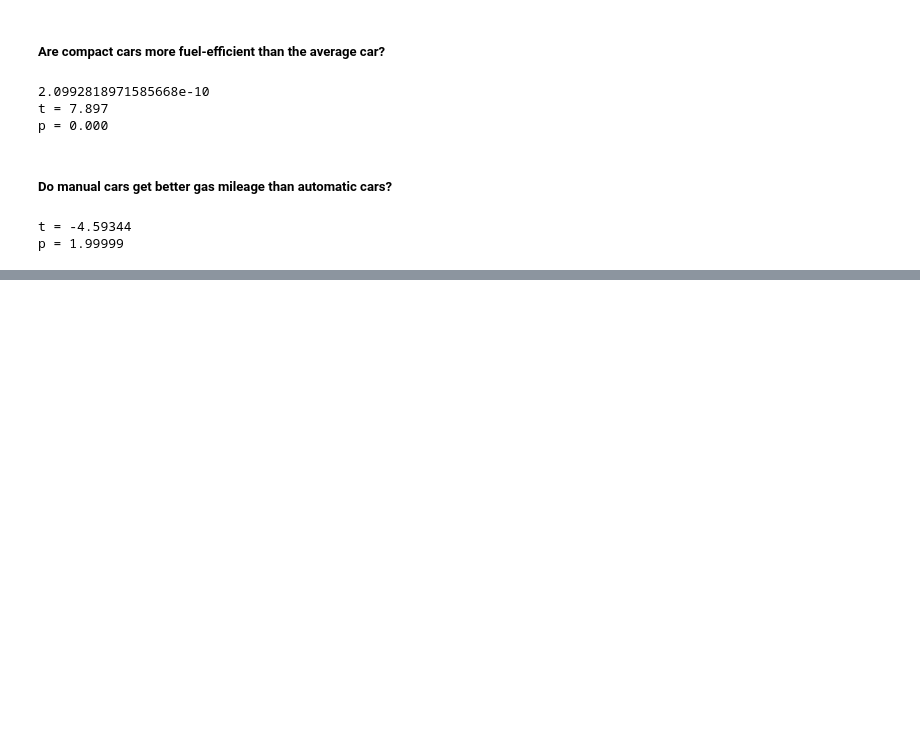
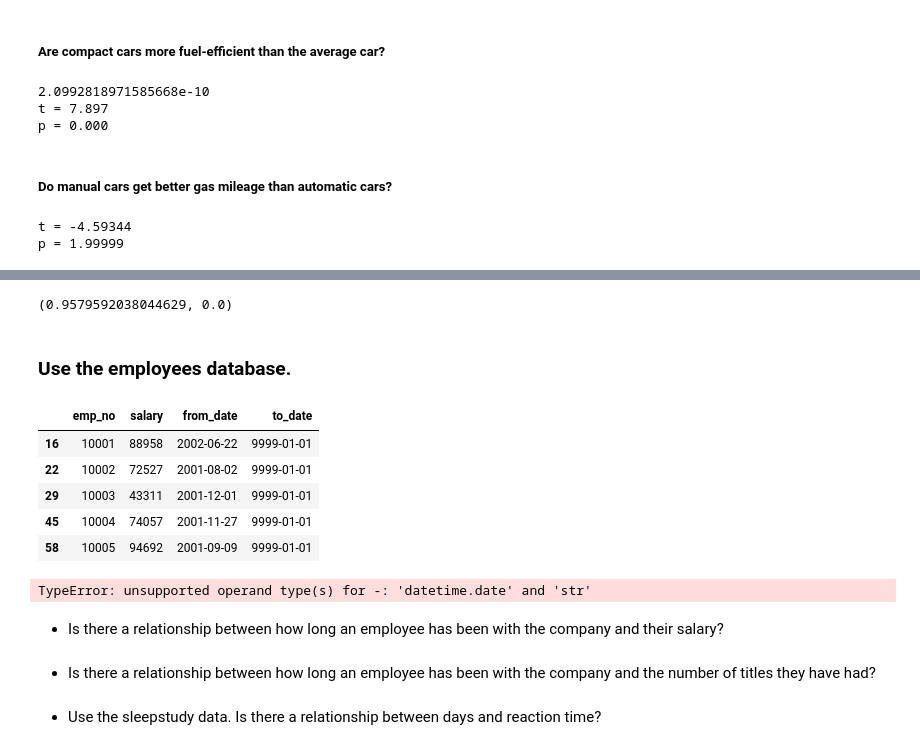
Before and after one commit to ThompsonBethany01/statistics-exercises, a Jupyter notebook: hypothesis_testing.ipynb, the cells around one changed output, grey strips where cells are left out. Saved outputs shown, nothing was run; the diff lists cells and outputs as text; code cells hidden in the pictures; blank space fills up the shorter version.

```diff
--- a/hypothesis_testing.ipynb
+++ b/hypothesis_testing.ipynb
@@ -405,0 +577,41 @@ p = 1.99999
+# %%
+#the easy way
+corr, p = stats.pearsonr(df_pi.tenure, df_pi.TotalCharges)
+corr, p
+# %% [output]
+(0.9579592038044629, 0.0)
+# %% [markdown]
+### Use the employees database.
+# %%
+#defines function to create a sql url using personal credentials
+def get_db_url(db_name):
+
+    #importing variables used to connect to sql database
+    from env import host, username, password
+
+    #creates the url and the function returns it
+    url = f'mysql+pymysql://{username}:{password}@{host}/{db_name}'
+    return (url)
+
+employees = pd.read_sql('SELECT * FROM employees',get_db_url('employees'))
+salaries = pd.read_sql('SELECT * FROM salaries',get_db_url('employees'))
+# %%
+from datetime import date
+cur_salaries = salaries[salaries.to_date > date.today()]
+# %% [output]
+|  | emp_no | salary | from_date | to_date |
+| 16 | 10001 | 88958 | 2002-06-22 | 9999-01-01 |
+| 22 | 10002 | 72527 | 2001-08-02 | 9999-01-01 |
+| 29 | 10003 | 43311 | 2001-12-01 | 9999-01-01 |
+| 45 | 10004 | 74057 | 2001-11-27 | 9999-01-01 |
+| 58 | 10005 | 94692 | 2001-09-09 | 9999-01-01 |
+# %%
+employees['loyalty'] =
+# %% [output]
+TypeError: unsupported operand type(s) for -: 'datetime.date' and 'str'
+# %% [markdown]
+- Is there a relationship between how long an employee has been with the company and their salary?
+# %% [markdown]
+- Is there a relationship between how long an employee has been with the company and the number of titles they have had?
+# %% [markdown]
+- Use the sleepstudy data. Is there a relationship between days and reaction time?
```
Also changed, not shown: parts of 11 cells of this notebook.
